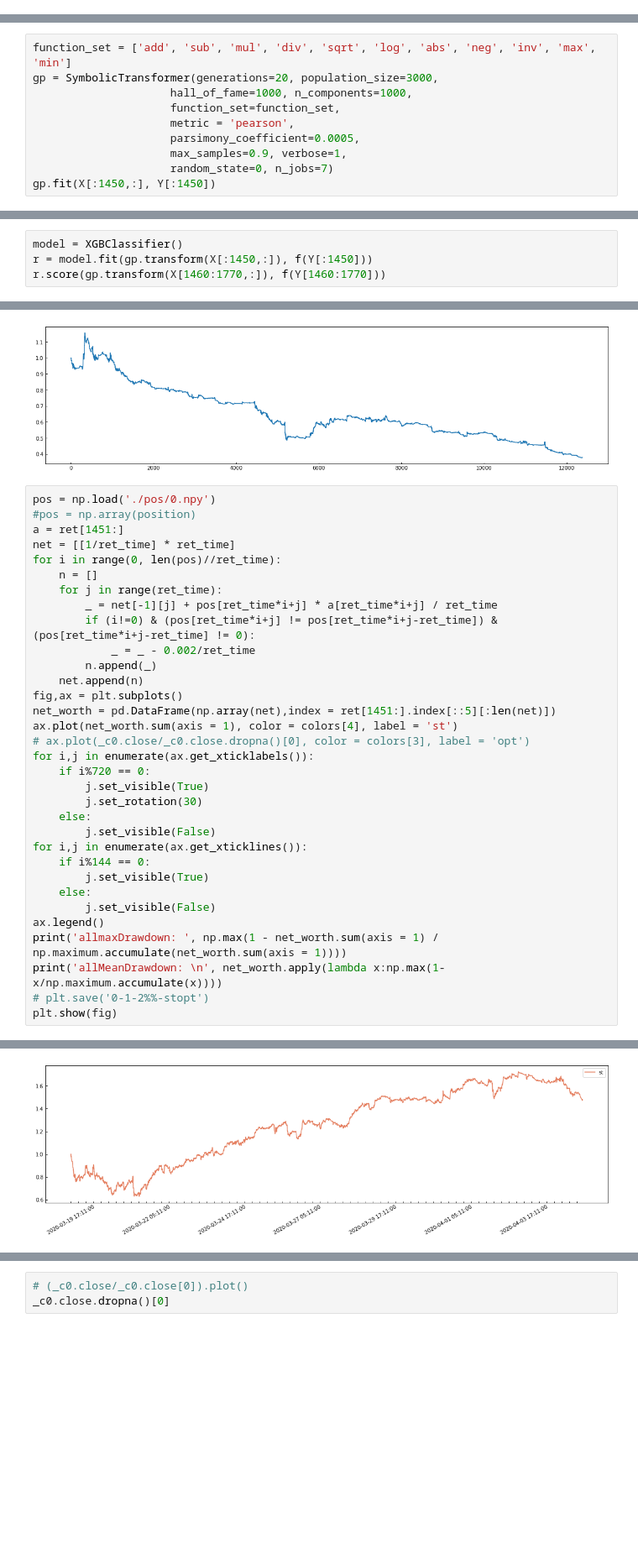
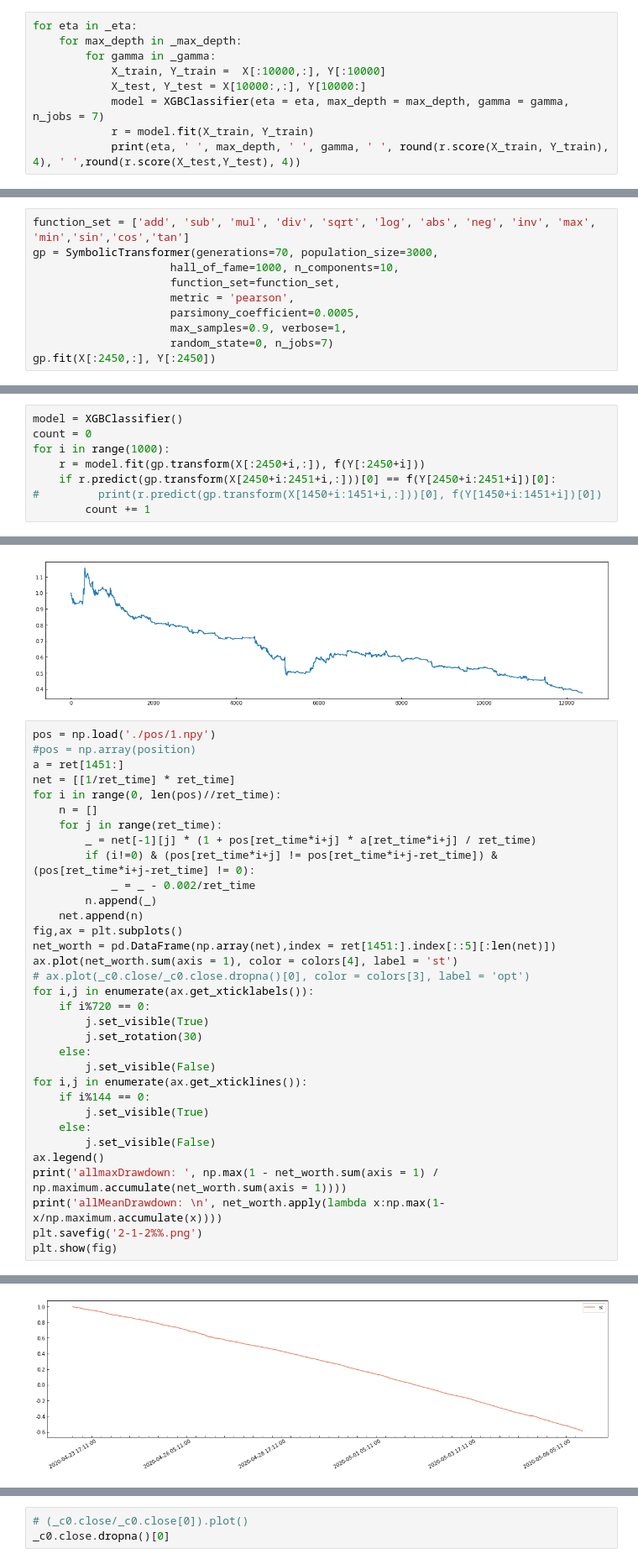
Before and after one commit to wx2480/digit, a Jupyter notebook: XGBmodel.ipynb, the cells around one changed output, grey strips where cells are left out. Shown at 84% size. Saved outputs shown, nothing was run; the diff lists cells and outputs as text; blank space fills up the shorter version.

```diff
--- a/XGBmodel.ipynb
+++ b/XGBmodel.ipynb
@@ -377,0 +677,9 @@ for i in range(3):
+# %%
+for eta in _eta:
+    for max_depth in _max_depth:
+        for gamma in _gamma:
+            X_train, Y_train =  X[:10000,:], Y[:10000]
+            X_test, Y_test = X[10000:,:], Y[10000:]
+            model = XGBClassifier(eta = eta, max_depth = max_depth, gamma = gamma, n_jobs = 7)
+            r = model.fit(X_train, Y_train)
+            print(eta, ' ', max_depth, ' ', gamma, ' ', round(r.score(X_train, Y_train), 4), ' ',round(r.score(X_test,Y_test), 4))
@@ -378,13 +719,13 @@ for i in range(3):
 # %%
-function_set = ['add', 'sub', 'mul', 'div', 'sqrt', 'log', 'abs', 'neg', 'inv', 'max', 'min']
-gp = SymbolicTransformer(generations=20, population_size=3000,
-                     hall_of_fame=1000, n_components=1000,
+function_set = ['add', 'sub', 'mul', 'div', 'sqrt', 'log', 'abs', 'neg', 'inv', 'max', 'min','sin','cos','tan']
+gp = SymbolicTransformer(generations=70, population_size=3000,
+                     hall_of_fame=1000, n_components=10,
                      function_set=function_set,
                      metric = 'pearson',
                      parsimony_coefficient=0.0005,
                      max_samples=0.9, verbose=1,
                      random_state=0, n_jobs=7)
-gp.fit(X[:1450,:], Y[:1450])
+gp.fit(X[:2450,:], Y[:2450])
 # %% [output]
     |   Population Average    |             Best Individual              |
 ---- ------------------------- ------------------------------------------ ----------
@@ -409,6 +751,2 @@ SymbolicTransformer(function_set=['add', 'sub', 'mul', 'div', 'sqrt', 'log',
                     n_jobs=7, parsimony_coefficient=0.0005,
                     population_size=3000, random_state=0, verbose=1)
-# %%
-model = XGBClassifier()
-r = model.fit(gp.transform(X[:1450,:]), f(Y[:1450]))
-r.score(gp.transform(X[1460:1770,:]), f(Y[1460:1770]))
@@ -420,0 +766,8 @@ gp.transform(X[1460:1500,:]).shape
+# %%
+model = XGBClassifier()
+count = 0
+for i in range(1000):
+    r = model.fit(gp.transform(X[:2450+i,:]), f(Y[:2450+i]))
+    if r.predict(gp.transform(X[2450+i:2451+i,:]))[0] == f(Y[2450+i:2451+i])[0]:
+#         print(r.predict(gp.transform(X[1450+i:1451+i,:]))[0], f(Y[1450+i:1451+i])[0])
+        count += 1
@@ -429,14 +786,14 @@ plt.plot(net)
 [<matplotlib.lines.Line2D at 0x...>]
 [figure]
 # %%
-pos = np.load('./pos/0.npy')
+pos = np.load('./pos/1.npy')
 #pos = np.array(position)
 a = ret[1451:]
 net = [[1/ret_time] * ret_time]
 for i in range(0, len(pos)//ret_time):
     n = []
     for j in range(ret_time):
-        _ = net[-1][j] + pos[ret_time*i+j] * a[ret_time*i+j] / ret_time
+        _ = net[-1][j] * (1 + pos[ret_time*i+j] * a[ret_time*i+j] / ret_time)
         if (i!=0) & (pos[ret_time*i+j] != pos[ret_time*i+j-ret_time]) & (pos[ret_time*i+j-ret_time] != 0):
             _ = _ - 0.002/ret_time
         n.append(_)
@@ -459,6 +816,6 @@ for i,j in enumerate(ax.get_xticklines()):
 ax.legend()
 print('allmaxDrawdown: ', np.max(1 - net_worth.sum(axis = 1) / np.maximum.accumulate(net_worth.sum(axis = 1))))
 print('allMeanDrawdown: \n', net_worth.apply(lambda x:np.max(1-x/np.maximum.accumulate(x))))
-# plt.save('0-1-2%%-stopt')
+plt.savefig('2-1-2%%.png')
 plt.show(fig)
 # %% [output]
@@ -479,4 +835,4 @@ AttributeError: module 'matplotlib.pyplot' has no attribute 'save'
-[figure, old version]
+[figure, new version]
 # %%
 net_worth.iloc[-1,:]
 # %% [output]
```
Also changed, not shown: parts of 32 cells of this notebook.
